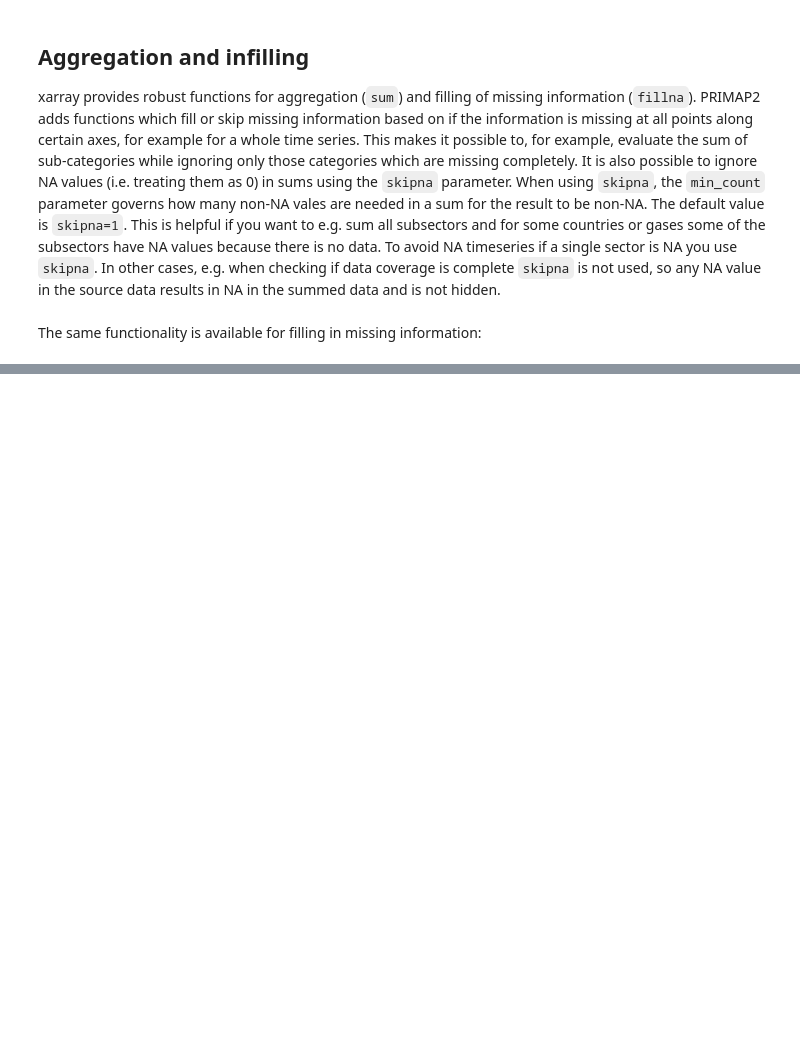
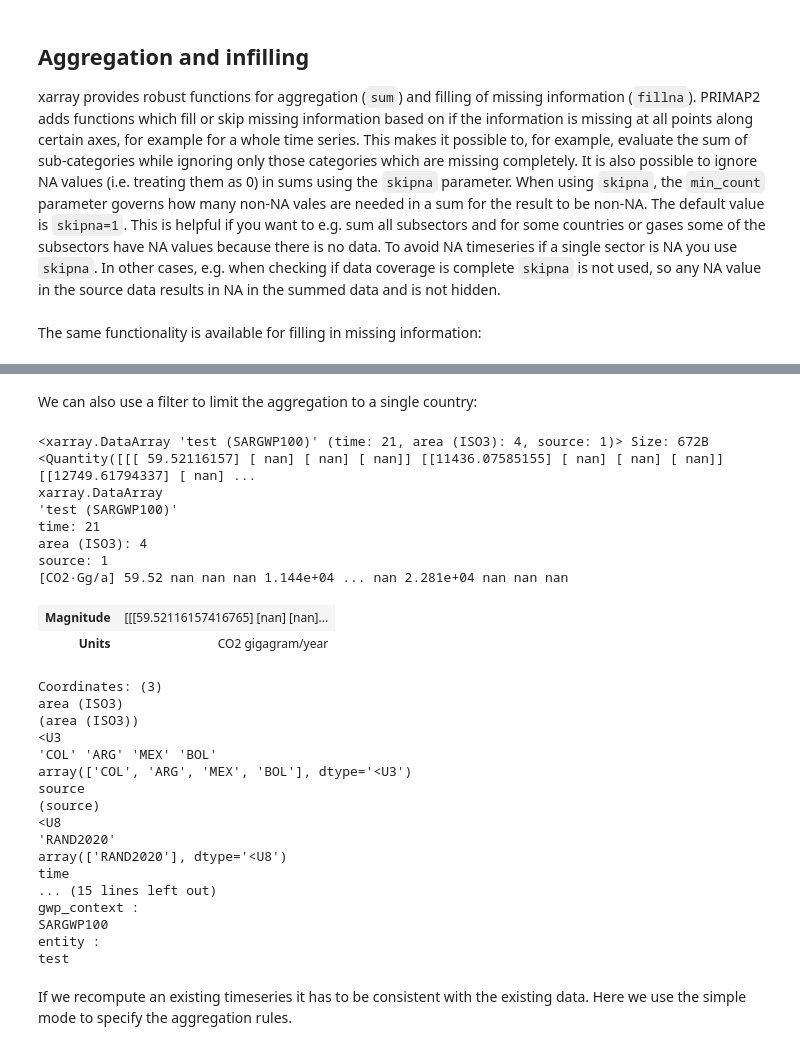
Before and after one commit to primap-community/primap2, a Jupyter notebook: docs/usage.ipynb, the cells around one changed output, grey strips where cells are left out. Saved outputs shown, nothing was run; the diff lists cells and outputs as text; code cells hidden in the pictures; blank space fills up the shorter version.

Commit message:
add docs for aggregation and GlobalLSStrategy

```diff
--- a/docs/usage.ipynb
+++ b/docs/usage.ipynb
@@ -389,0 +526,41 @@ da.pr.fill_all_na("time", value=10)
+# %% [markdown]
+We can also use a filter to limit the aggregation to a single country:
+# %%
+filtered_ds = ds_min.pr.add_aggregates_variables(
+    gas_baskets={
+        "test (SARGWP100)": {
+            "sources": ["CO2", "SF6", "CH4"],
+            "filter": {"area (ISO3)": ["COL"]},
+        },
+    },
+)
+filtered_ds["test (SARGWP100)"]
+# %% [output]
+<xarray.DataArray 'test (SARGWP100)' (time: 21, area (ISO3): 4, source: 1)> Size: 672B <Quantity([[[ 59.52116157] [ nan] [ nan] [ nan]] [[11436.07585155] [ nan] [ nan] [ nan]] [[12749.61794337] [ nan] ...
+xarray.DataArray
+'test (SARGWP100)'
+time: 21
+area (ISO3): 4
+source: 1
+[CO2·Gg/a] 59.52 nan nan nan 1.144e+04 ... nan 2.281e+04 nan nan nan
+| Magnitude | [[[59.52116157416765] [nan] [nan]... |
+| Units | CO2 gigagram/year |
+Coordinates: (3)
+area (ISO3)
+(area (ISO3))
+<U3
+'COL' 'ARG' 'MEX' 'BOL'
+array(['COL', 'ARG', 'MEX', 'BOL'], dtype='<U3')
+source
+(source)
+<U8
+'RAND2020'
+array(['RAND2020'], dtype='<U8')
+time
+... (15 lines left out)
+gwp_context :
+SARGWP100
+entity :
+test
+# %% [markdown]
+If we recompute an existing timeseries it has to be consistent with the existing data. Here we use the simple mode to specify the aggregation rules.
```
Also changed, not shown: parts of 12 cells of this notebook, 1 other file.
